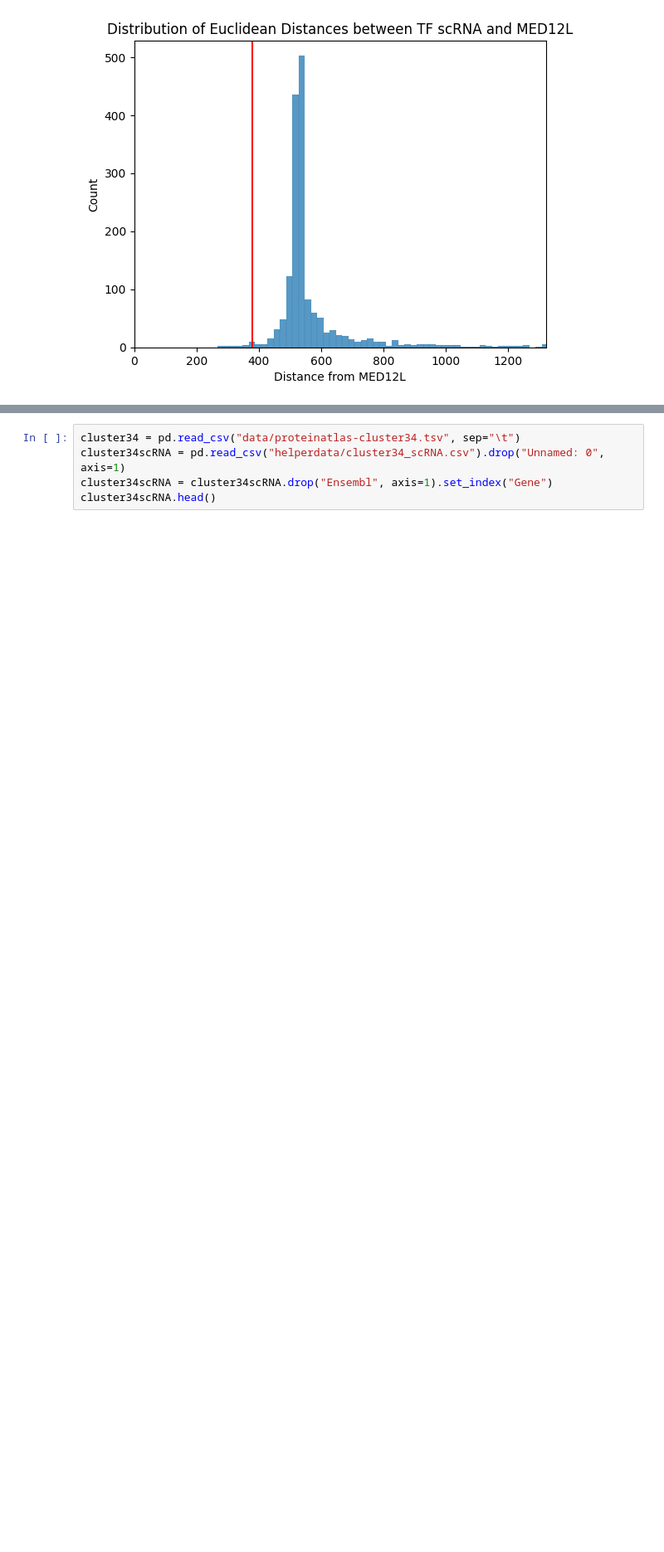
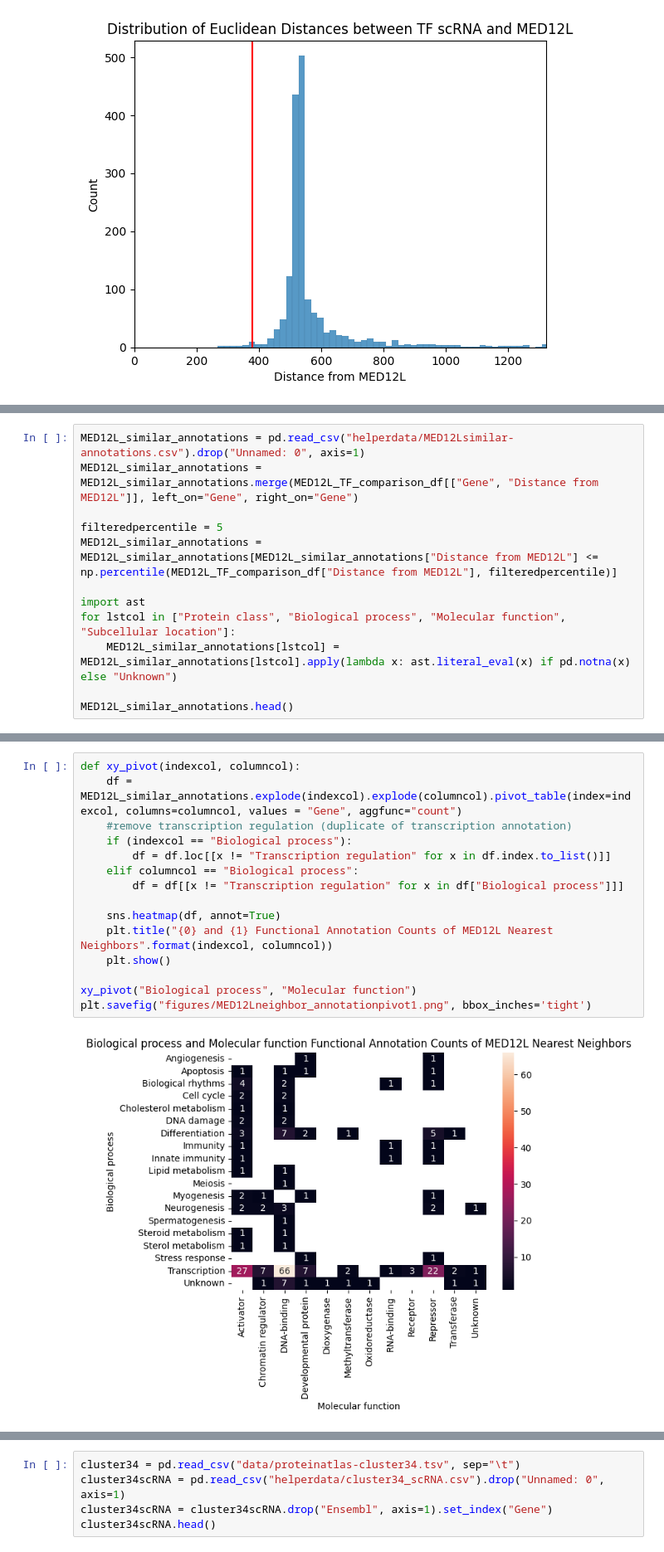
Before and after one commit to kinseylong/StallerRotation, a Jupyter notebook: cofactors_humanproteinatlas/mediator_exploration.ipynb, the cells around one changed output, grey strips where cells are left out. Shown at 83% size. Cells and saved outputs as stored; diff of their text form; blank space fills up the shorter version.

```diff
--- a/cofactors_humanproteinatlas/mediator_exploration.ipynb
+++ b/cofactors_humanproteinatlas/mediator_exploration.ipynb
@@ -416,0 +417,12 @@ Related clusters from human protein atlas: Cluster 34 and 47
+# %%
+MED12L_similar_annotations = pd.read_csv("helperdata/MED12Lsimilar-annotations.csv").drop("Unnamed: 0", axis=1)
+MED12L_similar_annotations = MED12L_similar_annotations.merge(MED12L_TF_comparison_df[["Gene", "Distance from MED12L"]], left_on="Gene", right_on="Gene")
+
+filteredpercentile = 5
+MED12L_similar_annotations = MED12L_similar_annotations[MED12L_similar_annotations["Distance from MED12L"] <= np.percentile(MED12L_TF_comparison_df["Distance from MED12L"], filteredpercentile)]
+
+import ast
+for lstcol in ["Protein class", "Biological process", "Molecular function", "Subcellular location"]:
+    MED12L_similar_annotations[lstcol] = MED12L_similar_annotations[lstcol].apply(lambda x: ast.literal_eval(x) if pd.notna(x) else "Unknown")
+
+MED12L_similar_annotations.head()
@@ -416,0 +436,17 @@ Related clusters from human protein atlas: Cluster 34 and 47
+# %%
+def xy_pivot(indexcol, columncol):
+    df = MED12L_similar_annotations.explode(indexcol).explode(columncol).pivot_table(index=indexcol, columns=columncol, values = "Gene", aggfunc="count")
+    #remove transcription regulation (duplicate of transcription annotation)
+    if (indexcol == "Biological process"):
+        df = df.loc[[x != "Transcription regulation" for x in df.index.to_list()]]
+    elif columncol == "Biological process":
+        df = df[[x != "Transcription regulation" for x in df["Biological process"]]]
+
+    sns.heatmap(df, annot=True)
+    plt.title("{0} and {1} Functional Annotation Counts of MED12L Nearest Neighbors".format(indexcol, columncol))
+    plt.show()
+
+xy_pivot("Biological process", "Molecular function")
+plt.savefig("figures/MED12Lneighbor_annotationpivot1.png", bbox_inches='tight')
+# %% [output]
+[figure, added]
```
Also changed, not shown: parts of 12 cells of this notebook, 7 other files.
